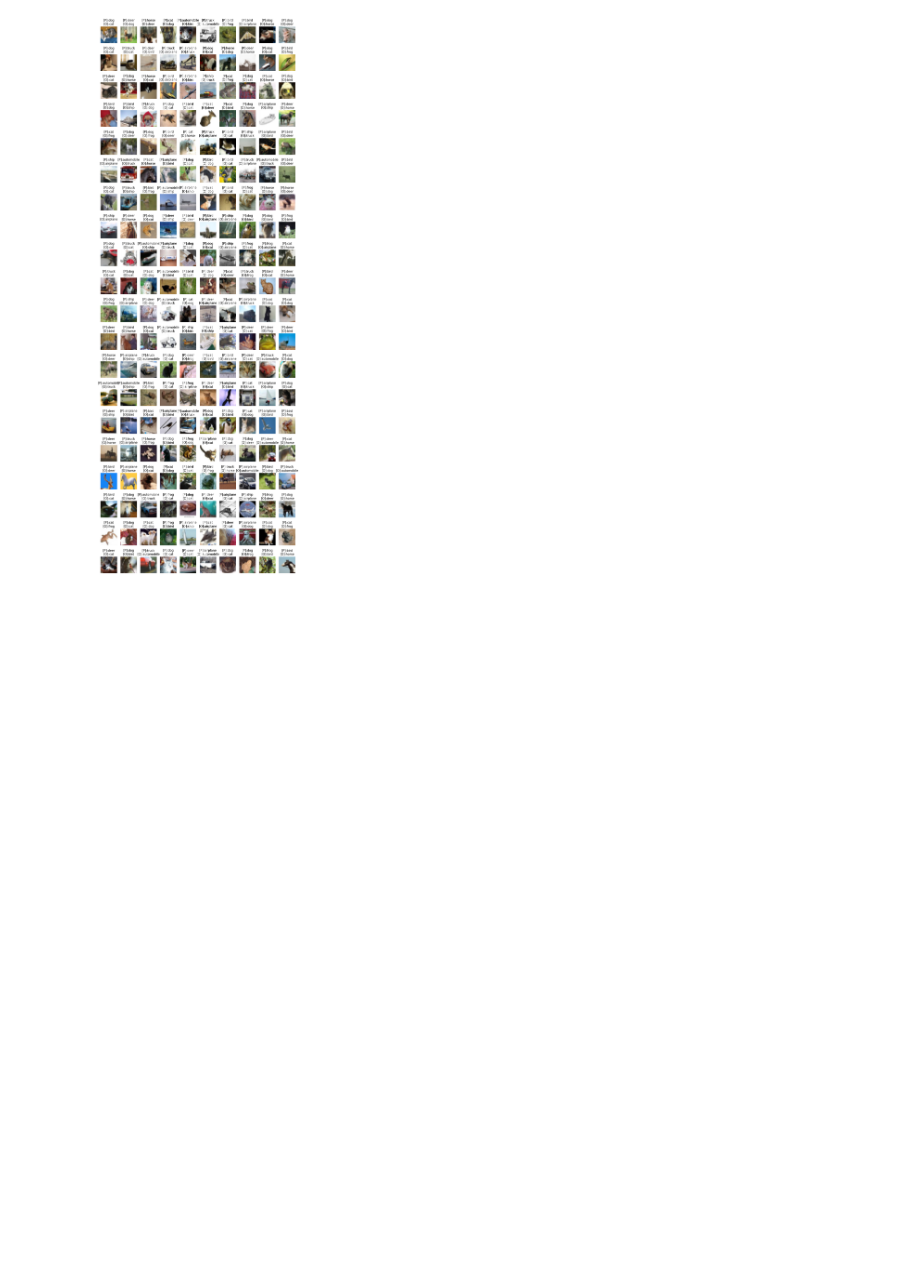
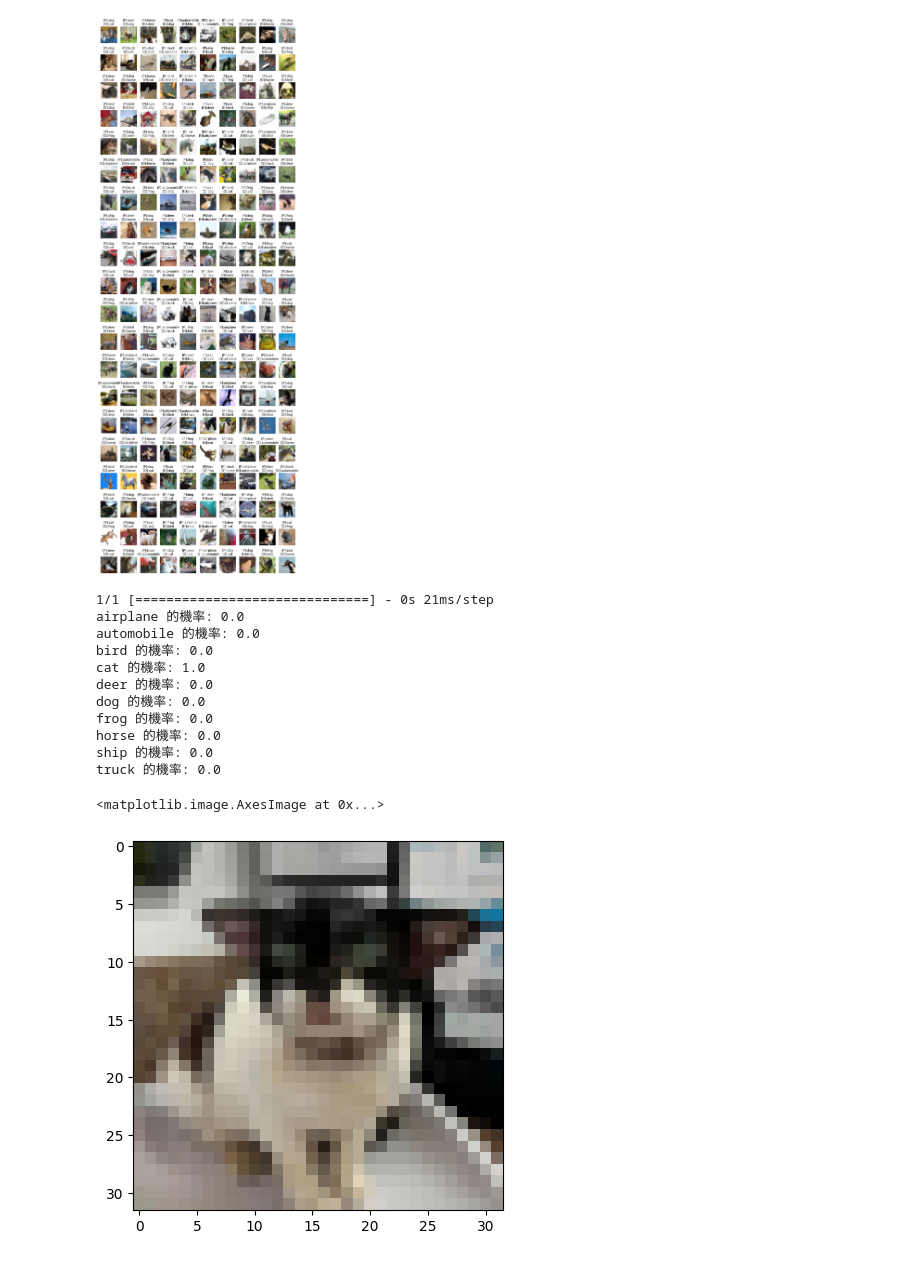
Before and after one commit to Elwing-Chou/tiba0619, a Jupyter notebook: cnn.ipynb, the cells around one changed output. Saved outputs shown, nothing was run; the diff lists cells and outputs as text; code cells hidden in the pictures; blank space fills up the shorter version.

```diff
--- a/cnn.ipynb
+++ b/cnn.ipynb
@@ -201,3 +201,38 @@ for i in range(len(idx)):
     plt.imshow(false_img[i])
 # %% [output]
 [figure]
+# %%
+# 手動儲存模型: model.save("xxx.h5")
+import os
+from tensorflow.keras.models import load_model
+if not os.path.exists("cnn.h5"):
+    # model = xxx
+    # model.comile()
+    pass
+else:
+    model = load_model("cnn.h5")
+# %%
+import requests
+from PIL import Image
+url = "https://5b0988e595225.cdn.sohucs.com/images/20191221/c2ae7941696d4043af4dc825b71f7976.jpeg" #@param {type:"string"}
+response = requests.get(url, stream=True)
+img = Image.open(response.raw).convert("RGB").resize((32, 32))
+img_np = np.array(img).reshape(1, 32, 32, 3)
+probs = model.predict(img_np)[0]
+for t, p in zip(trans, probs):
+    print(t, "的機率:", round(p, 3))
+plt.imshow(img)
+# %% [output]
+1/1 [==============================] - 0s 21ms/step
+airplane 的機率: 0.0
+automobile 的機率: 0.0
+bird 的機率: 0.0
+cat 的機率: 1.0
+deer 的機率: 0.0
+dog 的機率: 0.0
+frog 的機率: 0.0
+horse 的機率: 0.0
+ship 的機率: 0.0
+truck 的機率: 0.0
+<matplotlib.image.AxesImage at 0x...>
+[figure, added]
```
